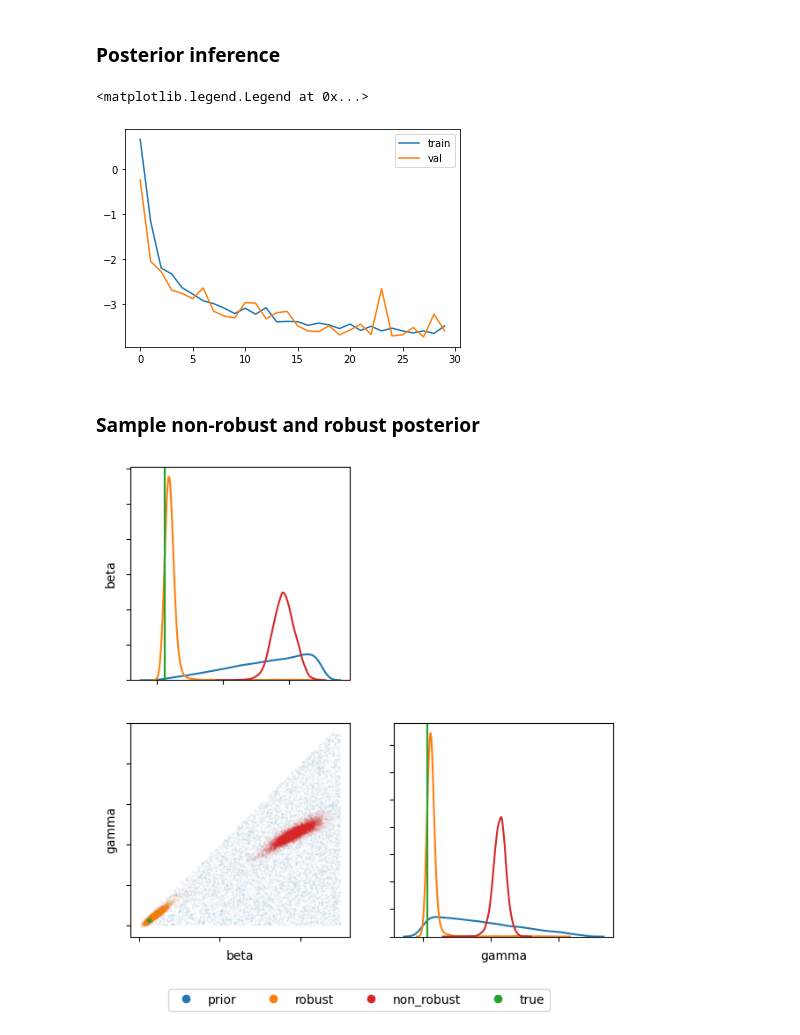
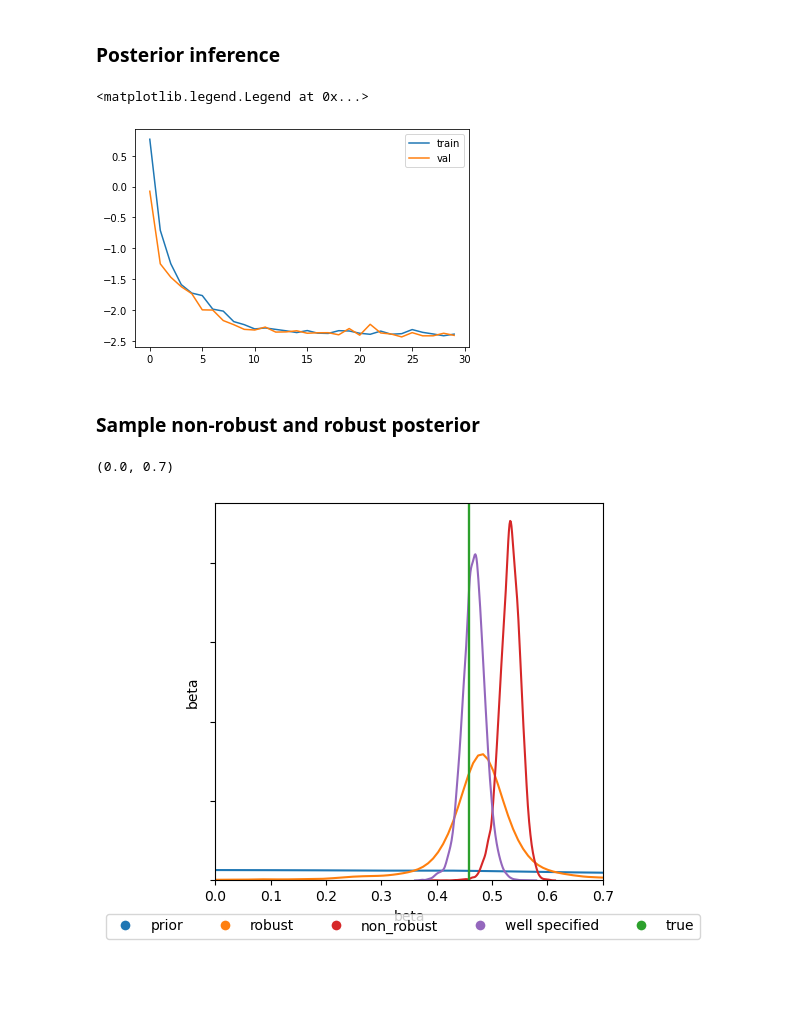
Before and after one commit to danielward27/rnpe, a Jupyter notebook: examples/frazier_gaussian.ipynb, the cells around one changed output. Cells and saved outputs as stored; diff of their text form; code cells hidden in the pictures; blank space fills up the shorter version.

Commit message:
Update examples and error model

```diff
--- a/examples/frazier_gaussian.ipynb
+++ b/examples/frazier_gaussian.ipynb
@@ -24,29 +25,36 @@ x_dim = 100
 n_sim = 10000
 
 # As described in https://arxiv.org/pdf/1708.01974.pdf
-theta = random.normal(theta_key, (n_sim, 1))*25
-x = random.normal(sim_key, (n_sim, x_dim)) + theta
-x_misspecified = x*2  + theta # std 2 rather than 1
+theta = random.normal(theta_key, (n_sim, 1))*5  # std 5, var 25
+x_demean = random.normal(sim_key, (n_sim, x_dim))  # N(0, 1)  # var 1
+x_misspecified_demean = x_demean*jnp.sqrt(2) # var 2 rather than 1
+x, x_misspecified = (x_demean + theta), (x_misspecified_demean + theta)  # N(theta, var)
 
 # Compute summary statistics
-s = jnp.column_stack((x.mean(axis=1), x.std(axis=1)))
+s = jnp.column_stack((x.mean(axis=1), x.var(axis=1)))
 s_misspecified = jnp.column_stack((x_misspecified.mean(axis=1), x_misspecified.std(axis=1)))
 
-# # Scale variables (based on simulations only)
+# Scale variables (based on simulations only)
 s_mean, s_std = s.mean(axis=0), s.std(axis=0)
 s = (s-s_mean)/s_std
-
 s_misspecified = (s_misspecified-s_mean)/s_std
 
 theta_mean, theta_std = theta.mean(axis=0), theta.std(axis=0)
 theta = (theta-theta_mean)/theta_std
 
-s_obs = s_misspecified[0]
+obs_num = 0
+s_obs = s_misspecified[obs_num]
+s_obs_well_specified = s[obs_num]
+theta_true = theta[obs_num]
+
+s = jnp.delete(s, obs_num, axis=0)
+theta = jnp.delete(theta, obs_num, axis=0)
+s_misspecified = jnp.delete(s_misspecified, obs_num, axis=0)
 # %% [markdown]
 ### Train marginal likelihood flow
 # %%
-key, flow_key, train_key = random.split(random.PRNGKey(0), 3)
-flow = NeuralSplineFlow(flow_key, target_dim=s.shape[1])
+key, flow_key, train_key = random.split(key, 3)
+flow = NeuralSplineFlow(flow_key, target_dim=s.shape[1], B=22)
 flow, losses = train_flow(train_key, flow, s, max_epochs=30)
 # %% [output]
 Max patience reached.
@@ -61,12 +69,12 @@ plt.legend()
 ### Denoise with MCMC
 # %%
 from numpyro.infer import NUTS
-from rnpe.denoise import horseshoe_denoiser_model
+from rnpe.denoise import cauchy_denoiser
 
-kernel = NUTS(horseshoe_denoiser_model, target_accept_prob=0.99) # Smaller step because of peaky distribution
+kernel = NUTS(cauchy_denoiser, target_accept_prob=0.99) # Smaller step because of peaky distribution
 mcmc = MCMC(kernel, num_warmup=5000, num_samples=10000)
 key, mcmc_key = random.split(key)
-mcmc.run(mcmc_key, s_obs, flow.bijection.inverse, tau_prior_scale=0.1, min_scale=0.02)  # min scale improves mixing at cost of reducing shrinkage. Target prob 0.999 and min_scale=0.005 works well. As does Target prob 0.99 and min_scale=0.02 works well.
+mcmc.run(mcmc_key, s_obs, flow)
 mcmc.print_summary()
 # %% [output]
                 mean       std    median      5.0%     95.0%     n_eff     r_hat
@@ -137,14 +136,17 @@ for k, v in losses.items():
 plt.legend()
 # %% [output]
 <matplotlib.legend.Legend at 0x...>
-[figure, old version]
+[figure, new version]
 # %% [markdown]
 ### Sample non-robust and robust posterior
 # %%
-robust_condition = mcmc.get_samples()["x"]
-n_samples = robust_condition.shape[0]
-non_robust_condition = jnp.repeat(jnp.expand_dims(s_obs, 0), n_samples, axis=0)
-well_specified_condition = jnp.repeat(jnp.expand_dims(s_obs, 0), n_samples, axis=0)
+n_samples =  mcmc.get_samples()["x"].shape[0]
+
+conditions = {
+    "robust": mcmc.get_samples()["x"],
+    "non_robust": jnp.repeat(jnp.expand_dims(s_obs, 0), n_samples, axis=0),
+    "well specified": jnp.repeat(jnp.expand_dims(s_obs_well_specified, 0), n_samples, axis=0),
+}
 # %%
 keys = random.split(key, 4)
 key, sample_keys = keys[0], keys[1:]
@@ -162,6 +159,8 @@ for key, (name, condition) in zip(sample_keys, conditions.items()):
 # %%
 names = list(posteriors.keys())
 names.append("true")
-pairplot(posteriors.values(), theta_true, col_names = ["beta", "gamma"], names=names)
+pairplot(list(posteriors.values()), theta_true, col_names = ["beta", "gamma"], names=names, trim_quantile=0.05)
+plt.xlim(0, 0.7)
 # %% [output]
+(0.0, 0.7)
-[figure, old version]
+[figure, new version]
```
Also changed, not shown: parts of 9 cells of this notebook, 5 other files.
